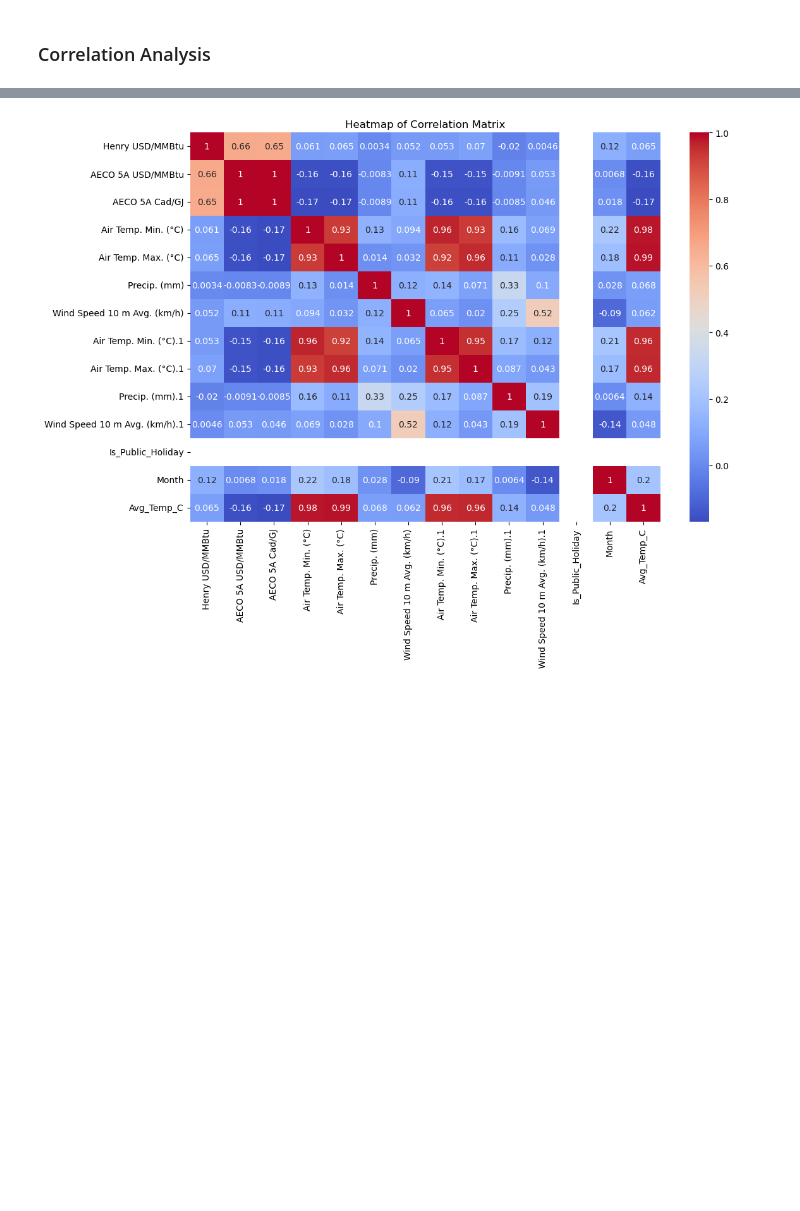
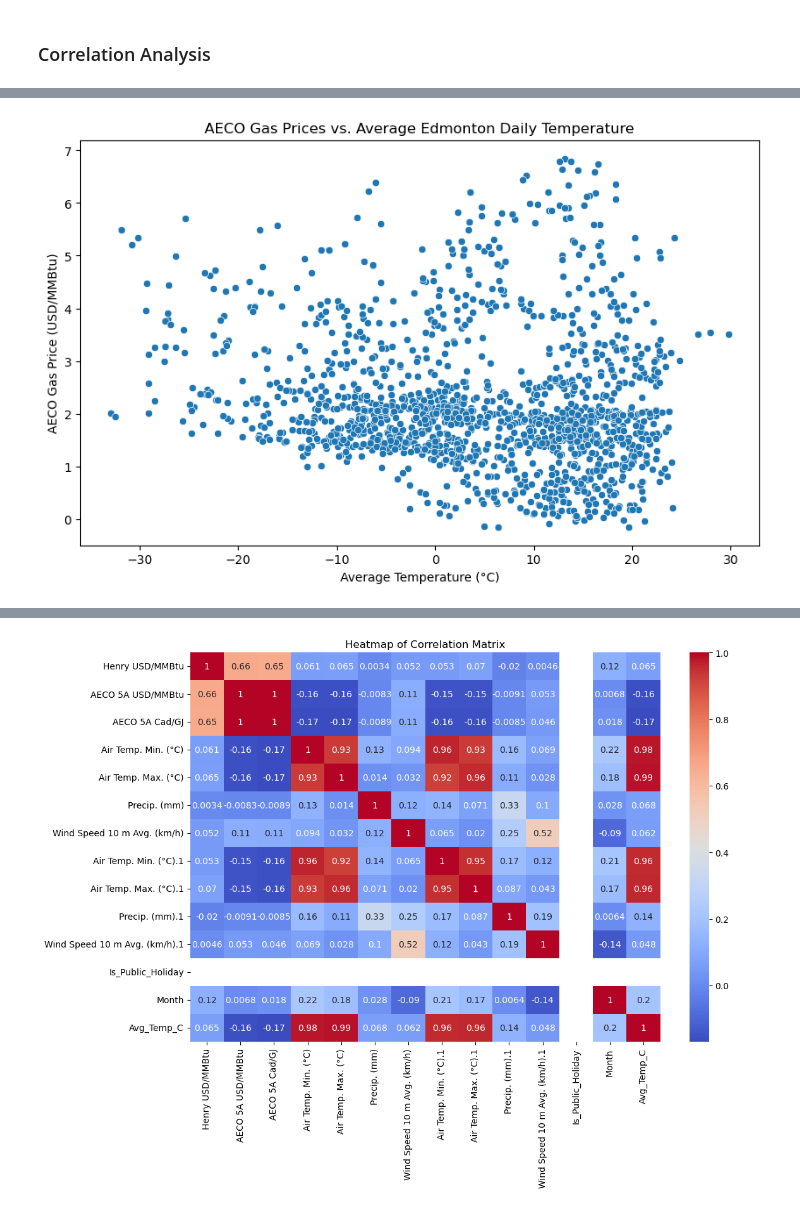
Before and after one commit to yidanzhao00/Natural-Gas-Price-Tendency-Analysis, a Jupyter notebook: code/code1.ipynb, the cells around one changed output, grey strips where cells are left out. Drawn from its saved outputs; the diff is of its cells as text; code cells hidden in the pictures; blank space fills up the shorter version.

```diff
--- a/code/code1.ipynb
+++ b/code/code1.ipynb
@@ -274,3 +275,13 @@ plt.show()
+# %%
+# Scatter plot of Gas Prices vs. Maximum Temperature
+plt.figure(figsize=(10, 6))
+sns.scatterplot(x='Avg_Temp_C.1', y='AECO 5A USD/MMBtu', data=new_price_df)
+plt.title('AECO Gas Prices vs. Average Edmonton Daily Temperature')
+plt.xlabel('Average Temperature (°C)')
+plt.ylabel('AECO Gas Price (USD/MMBtu)')
+plt.show()
+# %% [output]
+[figure, added]
 # %%
 # Creating a secondary y-axis for temperature
 fig, ax1 = plt.subplots(figsize=(12, 6))
```
Also changed, not shown: parts of 3 cells of this notebook.
